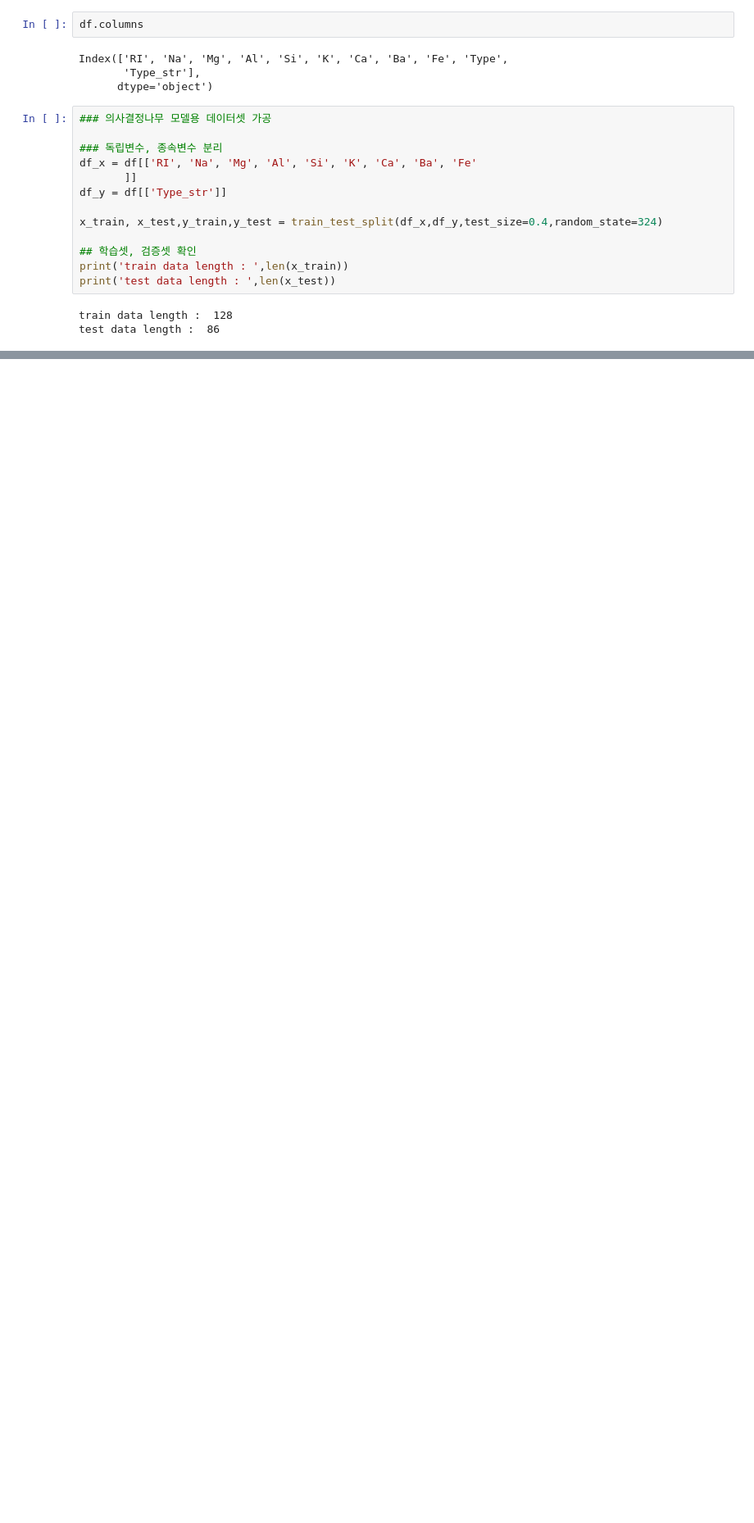
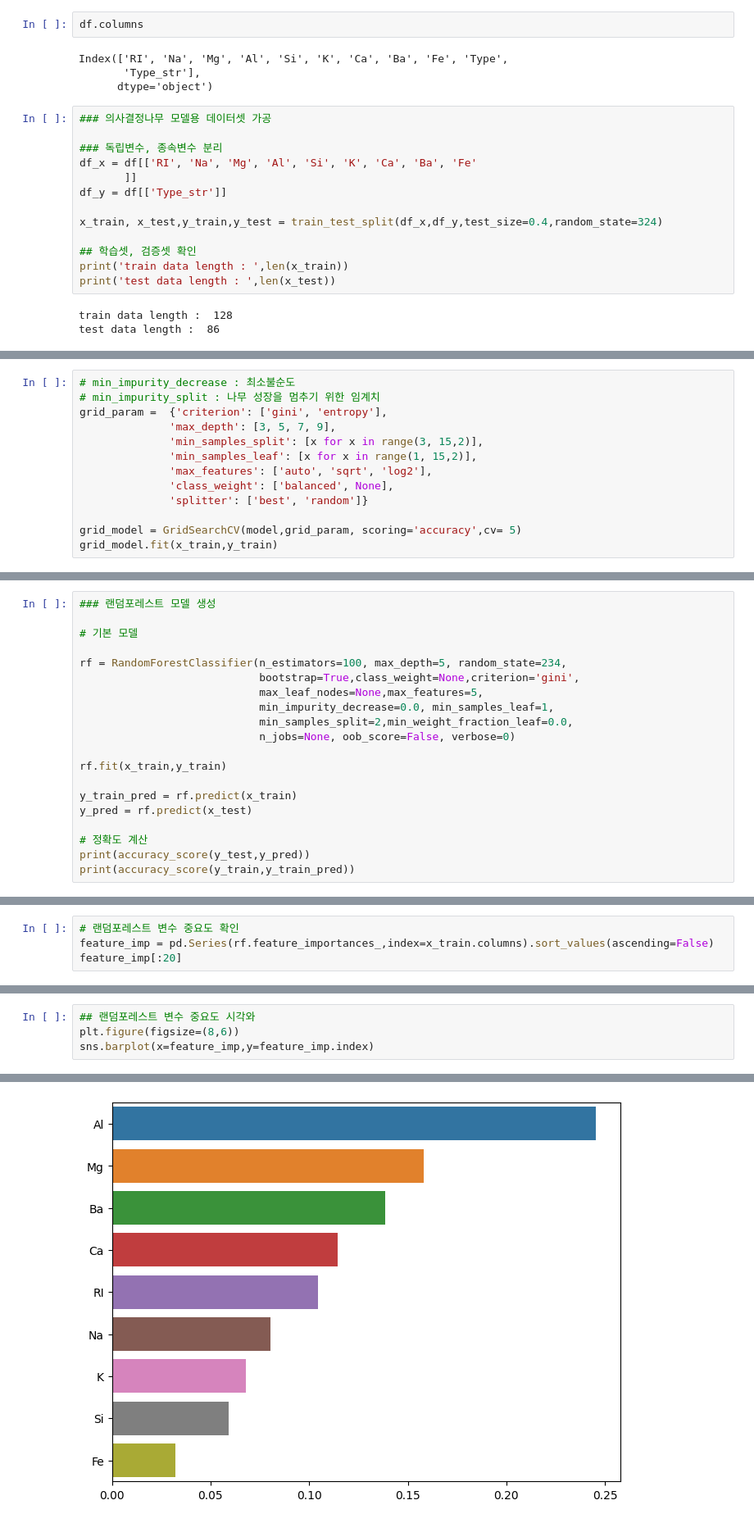
Before and after one commit to hamin971231/Mega_Data_Analysis, a Jupyter notebook: # 연습/스터디/스터디(4)_랜덤포레스트.ipynb, the cells around one changed output, grey strips where cells are left out. Shown at 82% size. Drawn from its saved outputs; the diff is of its cells as text; blank space fills up the shorter version.

```diff
--- a/# 연습/스터디/스터디(4)_랜덤포레스트.ipynb
+++ b/# 연습/스터디/스터디(4)_랜덤포레스트.ipynb
@@ -207,0 +260,13 @@ model = DecisionTreeClassifier(criterion='entropy',)
+# %%
+# min_impurity_decrease : 최소불순도
+# min_impurity_split : 나무 성장을 멈추기 위한 임계치
+grid_param =  {'criterion': ['gini', 'entropy'],
+              'max_depth': [3, 5, 7, 9],
+              'min_samples_split': [x for x in range(3, 15,2)],
+              'min_samples_leaf': [x for x in range(1, 15,2)],
+              'max_features': ['auto', 'sqrt', 'log2'],
+              'class_weight': ['balanced', None],
+              'splitter': ['best', 'random']}
+
+grid_model = GridSearchCV(model,grid_param, scoring='accuracy',cv= 5)
+grid_model.fit(x_train,y_train)
@@ -207,0 +387,20 @@ model = DecisionTreeClassifier(criterion='entropy',)
+# %%
+### 랜덤포레스트 모델 생성
+
+# 기본 모델
+
+rf = RandomForestClassifier(n_estimators=100, max_depth=5, random_state=234,
+                            bootstrap=True,class_weight=None,criterion='gini',
+                            max_leaf_nodes=None,max_features=5,
+                            min_impurity_decrease=0.0, min_samples_leaf=1,
+                            min_samples_split=2,min_weight_fraction_leaf=0.0,
+                            n_jobs=None, oob_score=False, verbose=0)
+
+rf.fit(x_train,y_train)
+
+y_train_pred = rf.predict(x_train)
+y_pred = rf.predict(x_test)
+
+# 정확도 계산
+print(accuracy_score(y_test,y_pred))
+print(accuracy_score(y_train,y_train_pred))
@@ -207,0 +430,4 @@ model = DecisionTreeClassifier(criterion='entropy',)
+# %%
+# 랜덤포레스트 변수 중요도 확인
+feature_imp = pd.Series(rf.feature_importances_,index=x_train.columns).sort_values(ascending=False)
+feature_imp[:20]
@@ -207,0 +445,5 @@ model = DecisionTreeClassifier(criterion='entropy',)
+# %%
+## 랜덤포레스트 변수 중요도 시각와
+plt.figure(figsize=(8,6))
+sns.barplot(x=feature_imp,y=feature_imp.index)
+# %% [output]
@@ -207,0 +451 @@ model = DecisionTreeClassifier(criterion='entropy',)
+[figure, added]
```
Also changed, not shown: parts of 24 cells of this notebook, 3 other files.
